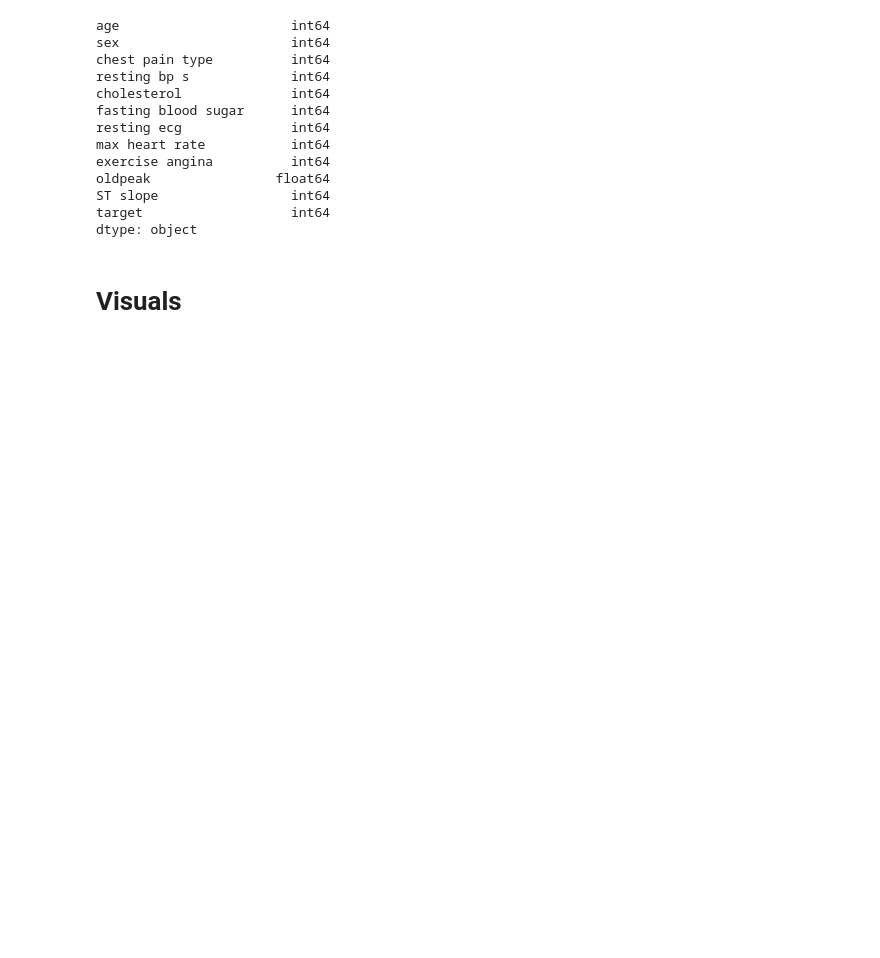
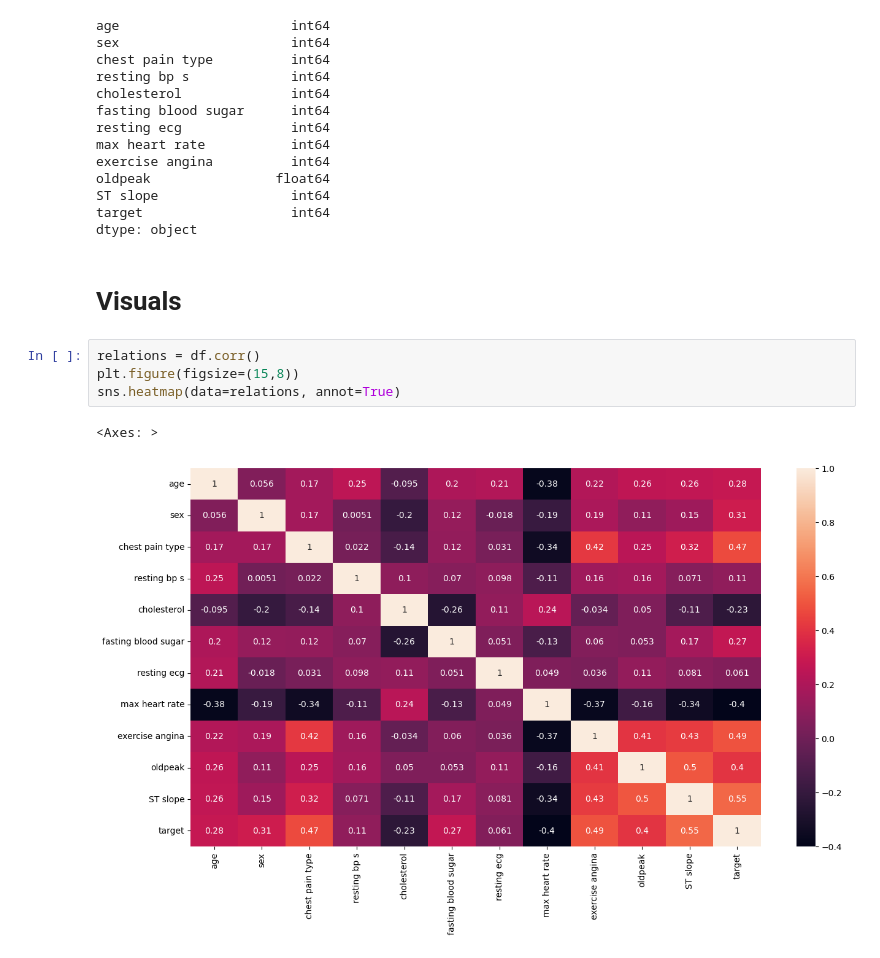
Before and after one commit to MaukanMir/Heart-Disease-Classification-Part-4, a Jupyter notebook: training.ipynb, the cells around one changed output. Saved outputs shown, nothing was run; the diff lists cells and outputs as text; blank space fills up the shorter version.

```diff
--- a/training.ipynb
+++ b/training.ipynb
@@ -423,3 +423,10 @@ target                   int64
 dtype: object
 # %% [markdown]
 # Visuals
+# %%
+relations = df.corr()
+plt.figure(figsize=(15,8))
+sns.heatmap(data=relations, annot=True)
+# %% [output]
+<Axes: >
+[figure, added]
```
